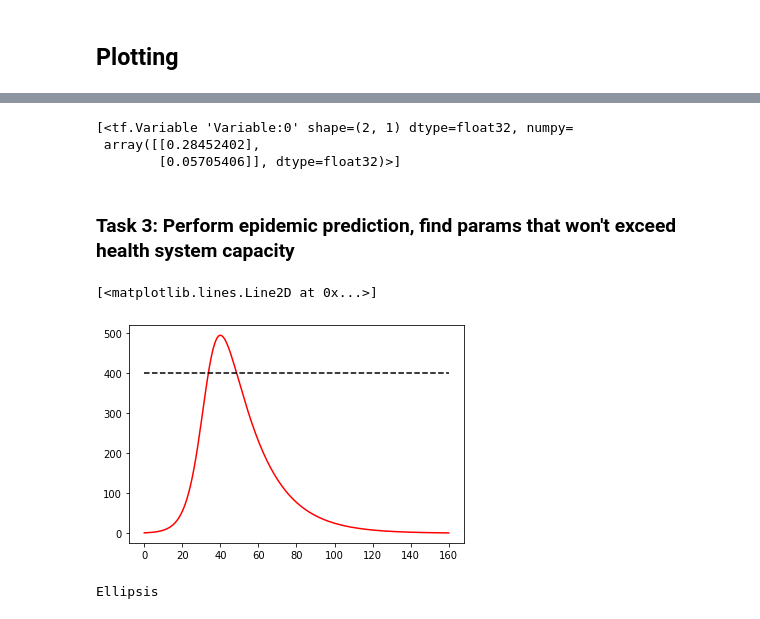
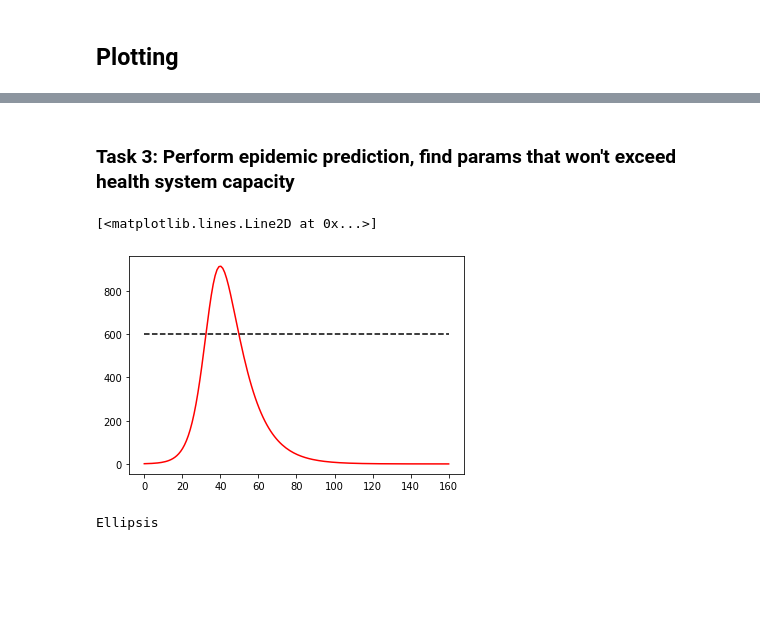
Before and after one commit to mtsokol/epidemic-modelling-workshop, a Jupyter notebook: Lab-part-2.ipynb, the cells around one changed output, grey strips where cells are left out. Drawn from its saved outputs; the diff is of its cells as text; code cells hidden in the pictures; blank space fills up the shorter version.

```diff
--- a/Lab-part-2.ipynb
+++ b/Lab-part-2.ipynb
@@ -104,14 +107,14 @@ y = data.loc[:, "Active cases"].values
 # %%
-class MyModel(tf.keras.Model):
+class Model4DVar(tf.keras.Model):
 
     def __init__(self):
-        super(MyModel, self).__init__()
-        self.params = tf.Variable([[0.2],[0.1]])
+        super(Model4DVar, self).__init__()
+        self.params = tf.Variable(initial_weights.numpy())
 
     def call(self, inputs, training=False):
         return self.params
 # %%
-model = MyModel()
+model = Model4DVar()
 model.weights
 # %% [output]
 [<tf.Variable 'Variable:0' shape=(2, 1) dtype=float32, numpy=
@@ -147,8 +150,8 @@ def custom_loss(prior, x_pred):
     return custom_loss
 # %%
 model.compile(
-    optimizer=tf.optimizers.Adam(learning_rate=0.01),
+    optimizer=tf.optimizers.Adam(learning_rate=0.001),
     loss=custom_loss)
 # %%
-model.fit(prior, prior, epochs=70, batch_size=2)
+model.fit(prior, prior, epochs=200, batch_size=2, shuffle=False)
 # %% [output]
@@ -184,19 +197,13 @@ ax.scatter(t[:70], tf.squeeze(y))
-# %%
-model.weights
-# %% [output]
-[<tf.Variable 'Variable:0' shape=(2, 1) dtype=float32, numpy=
- array([[0.28452402],
-        [0.05705406]], dtype=float32)>]
 # %% [markdown]
 ### Task 3: Perform epidemic prediction, find params that won't exceed health system capacity
 # %%
 fig, ax = plt.subplots()
-health_sys_cap = 400
+health_sys_cap = 600
 ax.plot(t, tf.squeeze(model_x(model.weights[0], horizon=days)), color='r')
 ax.plot(t, [health_sys_cap for _ in t], '--k')
 # %% [output]
 [<matplotlib.lines.Line2D at 0x...>]
-[figure, old version]
+[figure, new version]
 # %%
 ...
 # %% [output]
```
Also changed, not shown: parts of 8 cells of this notebook.
